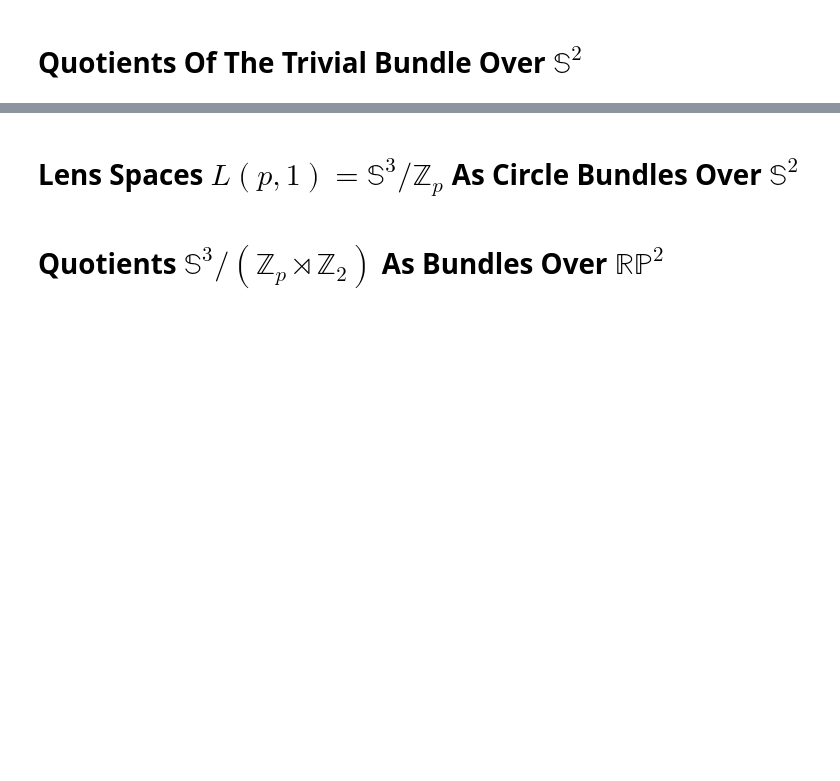
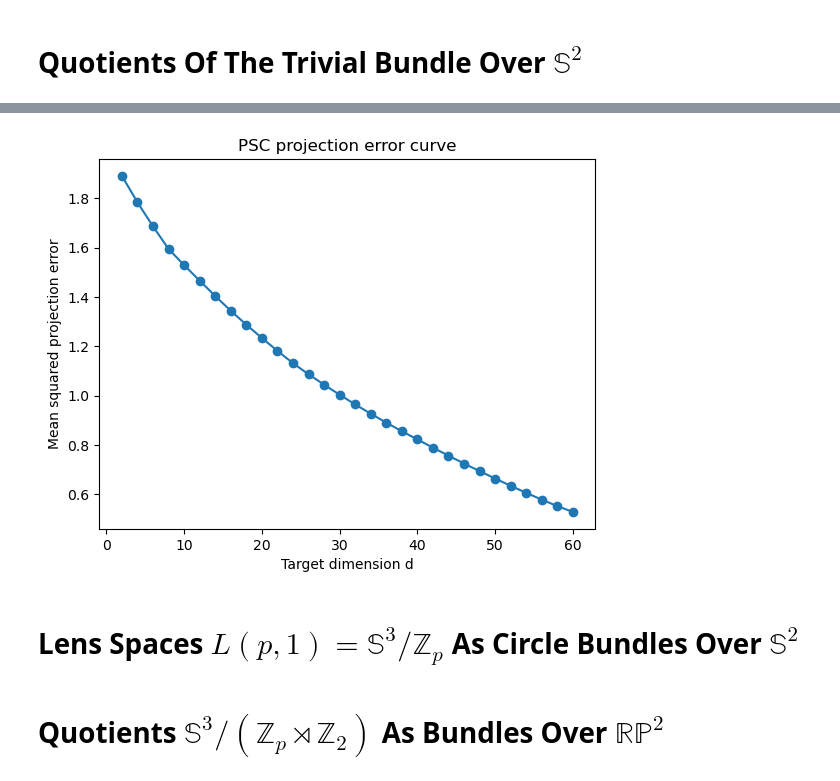
Before and after one commit to bradturow/Circle_Bundles, a Jupyter notebook: Quotient Metric Demos.ipynb, the cells around one changed output, grey strips where cells are left out. Drawn from its saved outputs; the diff is of its cells as text; code cells hidden in the pictures; blank space fills up the shorter version.

```diff
--- a/Quotient Metric Demos.ipynb
+++ b/Quotient Metric Demos.ipynb
@@ -80,27 +75,29 @@ plt.show()
 # %%
 #Construct Stiefel frames
 #and show mean squared error for PSC in different dimensions
 
 tf = bundle.get_frame_dataset(
     reducer=None,
     max_frames = None,
     subcomplex = 'full')
 Phi_true = tf.Y
 
 #Choose dimensions to test
 D = Phi_true.shape[1]
 dims = list(range(2, min(D, 60) + 1, 2))
 
-dims_arr, psc_err = reduction_curve_psc(
+dims_arr, psc_err = cb.reduction_curve_psc(
     Phi_true=Phi_true,
     U=cover.U,
     dims=dims,
     max_frames=2000,
     rng_seed=0,
     psc_verbosity=0,
     use_manopt=False,
     plot = True,
 )
+# %% [output]
+[figure, added]
 # %%
 #Compute a bundle map compatible with a subcomplex of the nerve
 reduced_dim = 4
```
Also changed, not shown: parts of 18 cells of this notebook, 52 other files.
